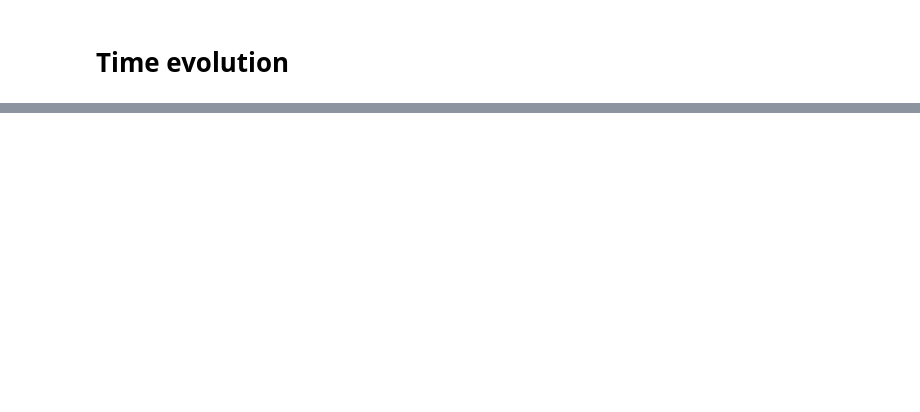
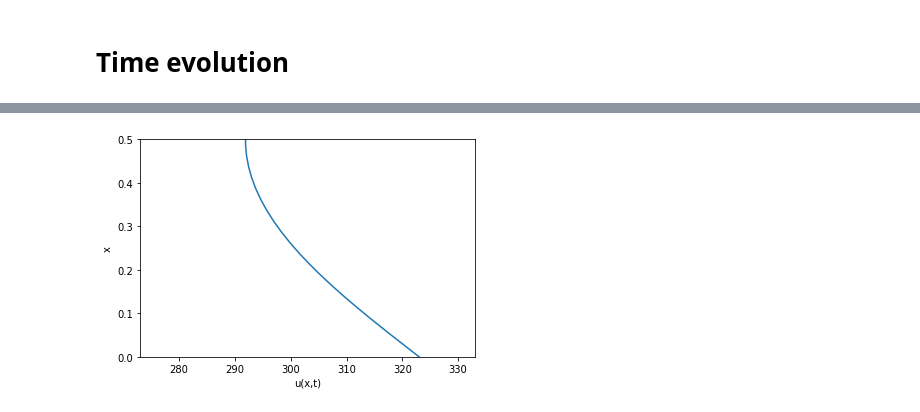
Before and after one commit to jnnr/models_oemof, a Jupyter notebook: TES_model/TES_model_sketches.ipynb, the cells around one changed output, grey strips where cells are left out. Saved outputs shown, nothing was run; the diff lists cells and outputs as text; code cells hidden in the pictures; blank space fills up the shorter version.

```diff
--- a/TES_model/TES_model_sketches.ipynb
+++ b/TES_model/TES_model_sketches.ipynb
@@ -229,0 +471,81 @@ SyntaxError: unexpected EOF while parsing (<ipython-input-136-dfac0a14145f>, lin
+# %%
+"""Temperature evolution in a rod, computed by a ForwardEuler method."""
+
+
+def rhs(u, t):
+    N = len(u) - 1
+    rhs = np.zeros(N+1)
+
+    rhs[0] = dsdt(t)
+
+    for i in range(1, N):
+        rhs[i] = (beta/dx**2)*(u[i+1] - 2*u[i] + u[i-1]) + \
+                 g(x[i], t)
+    i = N
+    rhs[i] = (beta/dx**2)*(2*u[i-1] + 2*dx*dudx(t) -
+                           2*u[i]) + g(x[N], t)
+    return rhs
+
+def dudx(t):
+    return 0
+
+def s(t):
+    return 323
+
+def dsdt(t):
+    return 0
+
+def g(x, t):
+    return 0
+
+
+L = 0.5
+beta = 8.2E-5
+N = 40
+x = np.linspace(0, L, N+1)
+dx = x[1] - x[0]
+u = np.zeros(N+1)
+
+U_0 = np.zeros(N+1)
+U_0[0] = s(0)
+U_0[1:] = 283
+dt = dx**2/(2*beta)
+print('stability limit:', dt)
+#dt = 0.00034375
+
+t0 = time.clock()
+
+u, t = ode_FE(rhs, U_0, dt, T=1*60*10)
+t1 = time.clock()
+print('CPU time: %.1fs' % (t1 - t0))
+t
+# Make movie
+import os
+os.system('rm tmp_*.png')
+import matplotlib.pyplot as plt
+plt.ion()
+y = u[0,:]
+lines = plt.plot(y, x)
+plt.axis([273, s(0)+10, x[0], x[-1]])
+plt.xlabel('u(x,t)')
+plt.ylabel('x')
+counter = 0
+i=630
+lines[0].set_xdata(u[i,:])
+plt.draw()
+# # Plot each of the first 100 frames, then increase speed by 10x
+# change_speed = 100
+# for i in range(0, u.shape[0]):
+#     print(t[i])
+#     plot = True if i <= change_speed else i % 10 == 0
+#     lines[0].set_xdata(u[i,:])
+#     if i > change_speed:
+#         plt.legend(['t=%.0f 10x' % t[i]])
+#     else:
+#         plt.legend(['t=%.0f' % t[i]])
+#     plt.draw()
+#     if plot:
+#         plt.savefig('tmp_%04d.png' % counter)
+#         counter += 1
+#time.sleep(0.2)
+# %% [output]
@@ -229,0 +554 @@ SyntaxError: unexpected EOF while parsing (<ipython-input-136-dfac0a14145f>, lin
+[figure, added]
```
Also changed, not shown: parts of 26 cells of this notebook.
